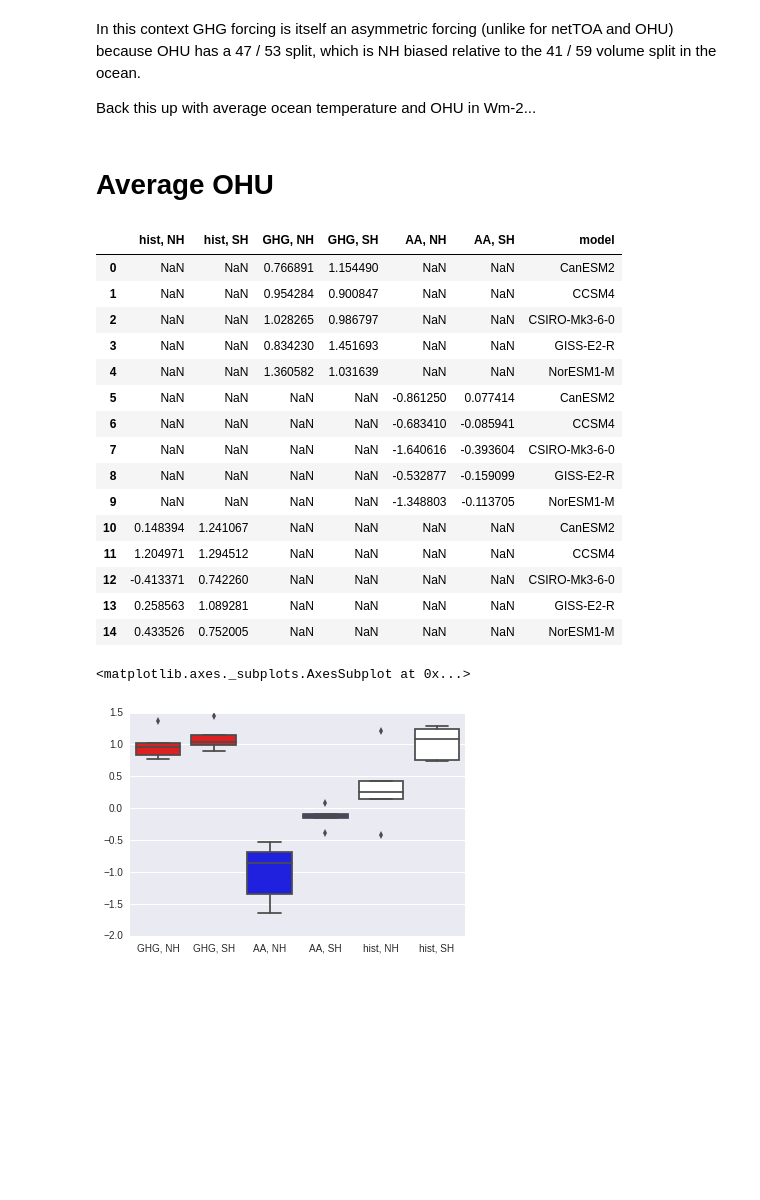
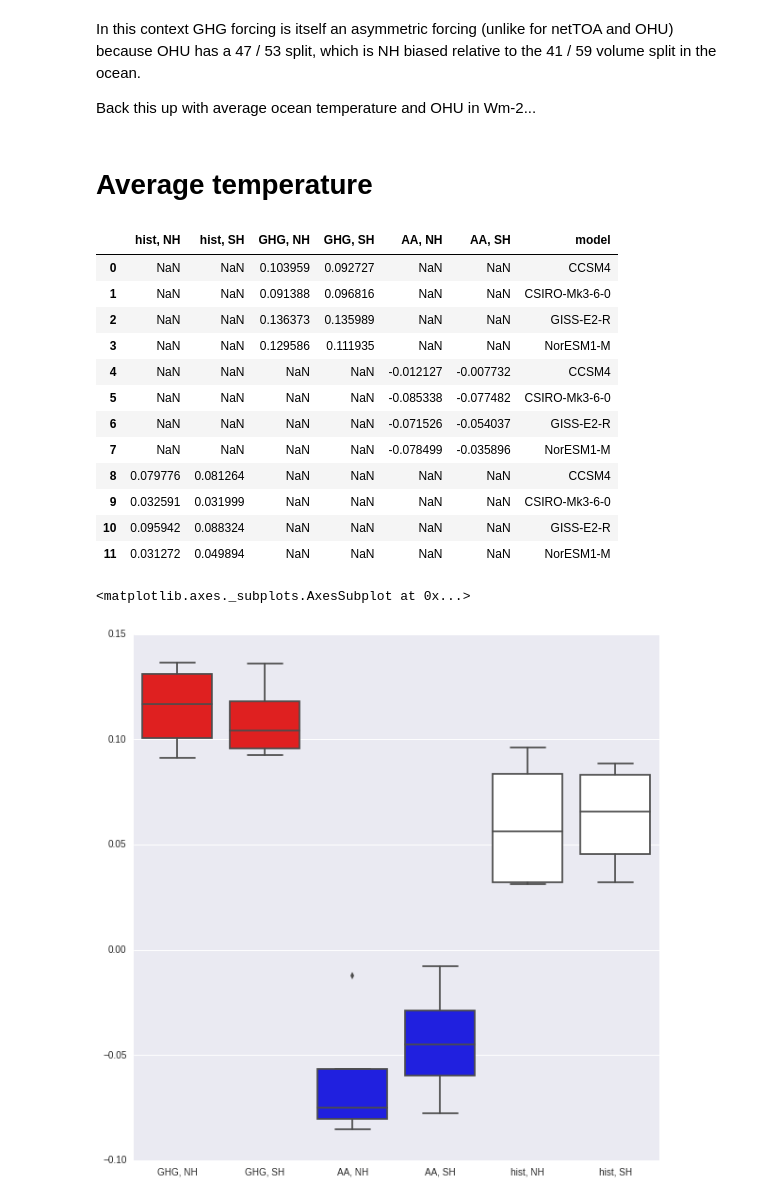
Before and after one commit to DamienIrving/ocean-analysis, a Jupyter notebook: development/ohc_fraction.ipynb, the cells around one changed output. Cells and saved outputs as stored; diff of their text form; code cells hidden in the pictures; blank space fills up the shorter version.

Commit message:
Added temperature

```diff
--- a/development/ohc_fraction.ipynb
+++ b/development/ohc_fraction.ipynb
@@ -246,37 +246,38 @@ In this context GHG forcing is itself an asymmetric forcing (unlike for netTOA a
 
 Back this up with average ocean temperature and OHU in Wm-2...
 # %% [markdown]
-# Average OHU
+# Average temperature
 # %%
-def get_ave_ohu(experiment, model):
-    """Get the hemispheric average ocean heat uptake"""
+def get_ave_temp(experiment, model):
+    """Get the hemispheric average ocean temperature"""
 
     time_constraint = get_time_constraint(experiment)
-    mydir = get_data_dir(experiment, model, 'hfds')
+    mydir = get_data_dir(experiment, model, 'thetao')
 
-    nh_files = glob.glob('%s/hfds-nh-mean_*.nc' %(mydir))
-    sh_files = glob.glob('%s/hfds-sh-mean_*.nc' %(mydir))
+    nh_files = glob.glob('%s/thetao-nh-mean_*.nc' %(mydir))
+    sh_files = glob.glob('%s/thetao-sh-mean_*.nc' %(mydir))
 
     assert len(nh_files) == len(sh_files) == 1
 
-    nh_cube = iris.load_cube(nh_files[0], 'Downward Heat Flux at Sea Water Surface nh mean' & time_constraint)
-    sh_cube = iris.load_cube(sh_files[0], 'Downward Heat Flux at Sea Water Surface sh mean' & time_constraint)
+    nh_cube = iris.load_cube(nh_files[0], 'Sea Water Potential Temperature nh mean' & time_constraint)
+    sh_cube = iris.load_cube(sh_files[0], 'Sea Water Potential Temperature sh mean' & time_constraint)
 
     nh_change = nh_cube.data[-20:].mean() - nh_cube.data[0:20].mean()
     sh_change = sh_cube.data[-20:].mean() - sh_cube.data[0:20].mean()
 
     return nh_change, sh_change
 
-ohu_columns = ['model',  'historicalGHG, NH', 'historicalGHG, SH',
-               'historicalMisc, NH', 'historicalMisc, SH',
-               'historical, NH', 'historical, SH']
+
+temperature_columns = ['model',  'historicalGHG, NH', 'historicalGHG, SH',
+                       'historicalMisc, NH', 'historicalMisc, SH',
+                       'historical, NH', 'historical, SH']
 
 
-def generate_ohu_dict(nh_change, sh_change, model, experiment):
+def generate_temperature_dict(nh_change, sh_change, model, experiment):
     """Generate dict that will form a row of a pandas dataframe."""
 
     data_dict = {'model': model}
-    for column_label in ohu_columns[1:]:
+    for column_label in temperature_columns[1:]:
         nh_label = experiment + ', NH'
         sh_label = experiment + ', SH'
         if column_label == nh_label:
@@ -288,11 +289,12 @@ def generate_ohu_dict(nh_change, sh_change, model, experiment):
 
     return data_dict
 # %%
+#
 data_list = []
 for experiment in ['historicalGHG', 'historicalMisc', 'historical']:
-    for model in ['CanESM2', 'CCSM4', 'CSIRO-Mk3-6-0', 'GISS-E2-R', 'NorESM1-M']:
-        nh_change, sh_change = get_ave_ohu(experiment, model)
-        data_list.append(generate_ohu_dict(nh_change, sh_change, model, experiment))
+    for model in ['CCSM4', 'CSIRO-Mk3-6-0', 'GISS-E2-R', 'NorESM1-M']:
+        nh_change, sh_change = get_ave_temp(experiment, model)
+        data_list.append(generate_temperature_dict(nh_change, sh_change, model, experiment))
 data_df = pandas.DataFrame(data_list)
 data_df.rename(columns={'historicalGHG, NH': 'GHG, NH', 'historicalGHG, SH': 'GHG, SH',
                         'historicalMisc, NH': 'AA, NH', 'historicalMisc, SH': 'AA, SH',
@@ -300,24 +302,22 @@ data_df.rename(columns={'historicalGHG, NH': 'GHG, NH', 'historicalGHG, SH': 'GH
 data_df
 # %% [output]
 |  | hist, NH | hist, SH | GHG, NH | GHG, SH | AA, NH | AA, SH | model |
-| 0 | NaN | NaN | 0.766891 | 1.154490 | NaN | NaN | CanESM2 |
-| 1 | NaN | NaN | 0.954284 | 0.900847 | NaN | NaN | CCSM4 |
-| 2 | NaN | NaN | 1.028265 | 0.986797 | NaN | NaN | CSIRO-Mk3-6-0 |
-| 3 | NaN | NaN | 0.834230 | 1.451693 | NaN | NaN | GISS-E2-R |
-| 4 | NaN | NaN | 1.360582 | 1.031639 | NaN | NaN | NorESM1-M |
-| 5 | NaN | NaN | NaN | NaN | -0.861250 | 0.077414 | CanESM2 |
-| 6 | NaN | NaN | NaN | NaN | -0.683410 | -0.085941 | CCSM4 |
-| 7 | NaN | NaN | NaN | NaN | -1.640616 | -0.393604 | CSIRO-Mk3-6-0 |
-| 8 | NaN | NaN | NaN | NaN | -0.532877 | -0.159099 | GISS-E2-R |
-| 9 | NaN | NaN | NaN | NaN | -1.348803 | -0.113705 | NorESM1-M |
-| 10 | 0.148394 | 1.241067 | NaN | NaN | NaN | NaN | CanESM2 |
-| 11 | 1.204971 | 1.294512 | NaN | NaN | NaN | NaN | CCSM4 |
-| 12 | -0.413371 | 0.742260 | NaN | NaN | NaN | NaN | CSIRO-Mk3-6-0 |
-| 13 | 0.258563 | 1.089281 | NaN | NaN | NaN | NaN | GISS-E2-R |
-| 14 | 0.433526 | 0.752005 | NaN | NaN | NaN | NaN | NorESM1-M |
+| 0 | NaN | NaN | 0.103959 | 0.092727 | NaN | NaN | CCSM4 |
+| 1 | NaN | NaN | 0.091388 | 0.096816 | NaN | NaN | CSIRO-Mk3-6-0 |
+| 2 | NaN | NaN | 0.136373 | 0.135989 | NaN | NaN | GISS-E2-R |
+| 3 | NaN | NaN | 0.129586 | 0.111935 | NaN | NaN | NorESM1-M |
+| 4 | NaN | NaN | NaN | NaN | -0.012127 | -0.007732 | CCSM4 |
+| 5 | NaN | NaN | NaN | NaN | -0.085338 | -0.077482 | CSIRO-Mk3-6-0 |
+| 6 | NaN | NaN | NaN | NaN | -0.071526 | -0.054037 | GISS-E2-R |
+| 7 | NaN | NaN | NaN | NaN | -0.078499 | -0.035896 | NorESM1-M |
+| 8 | 0.079776 | 0.081264 | NaN | NaN | NaN | NaN | CCSM4 |
+| 9 | 0.032591 | 0.031999 | NaN | NaN | NaN | NaN | CSIRO-Mk3-6-0 |
+| 10 | 0.095942 | 0.088324 | NaN | NaN | NaN | NaN | GISS-E2-R |
+| 11 | 0.031272 | 0.049894 | NaN | NaN | NaN | NaN | NorESM1-M |
 # %%
 new_columns = ['model', 'GHG, NH', 'GHG, SH', 'AA, NH', 'AA, SH', 'hist, NH', 'hist, SH']
+plt.figure(figsize=(10, 10))
 seaborn.boxplot(data=data_df[new_columns], orient="v", palette=['red', 'red', 'blue', 'blue', 'white', 'white'])
 # %% [output]
 <matplotlib.axes._subplots.AxesSubplot at 0x...>
-[figure, old version]
+[figure, new version]
```
Also changed, not shown: 2 other files.
